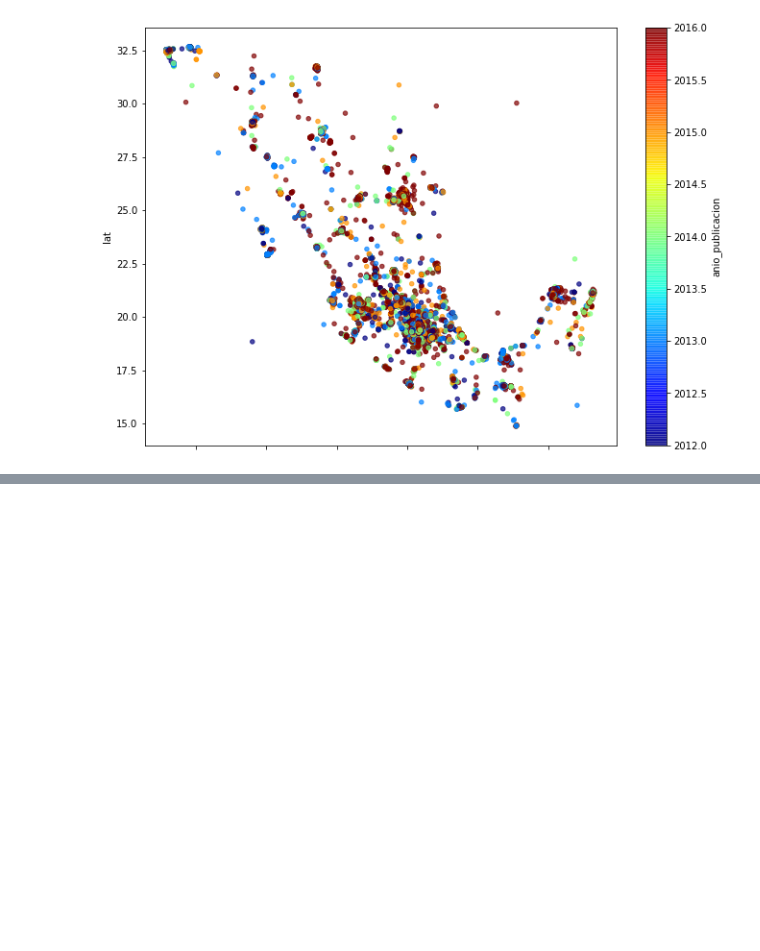
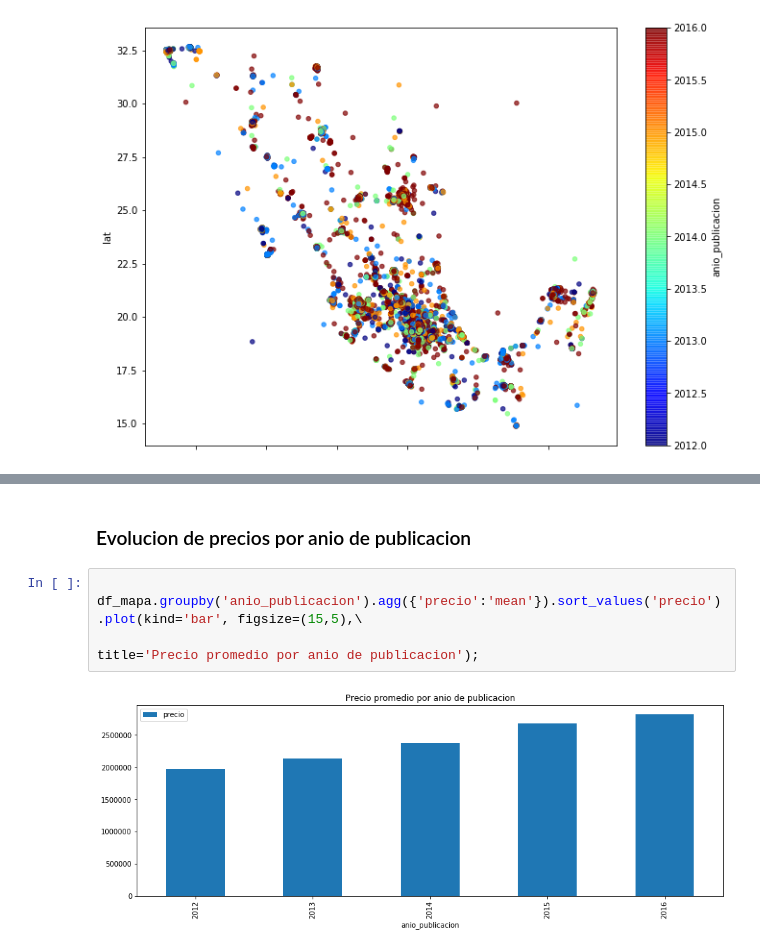
Before and after one commit to lautarofritz/TP1-Orga-de-Datos, a Jupyter notebook: TP1 Orga de Datos.ipynb, the cells around one changed output, grey strips where cells are left out. Cells and saved outputs as stored; diff of their text form; blank space fills up the shorter version.

```diff
--- a/TP1 Orga de Datos.ipynb
+++ b/TP1 Orga de Datos.ipynb
@@ -404,0 +405,8 @@ df_mapa.loc[df_mapa['anio_publicacion'] == 2016].plot(kind='scatter',x='lng',y='
+# %% [markdown]
+### Evolucion de precios por anio de publicacion
+# %%
+
+df_mapa.groupby('anio_publicacion').agg({'precio':'mean'}).sort_values('precio').plot(kind='bar', figsize=(15,5),\
+                                                                        title='Precio promedio por anio de publicacion');
+# %% [output]
+[figure, added]
```
Also changed, not shown: parts of 3 cells of this notebook.
